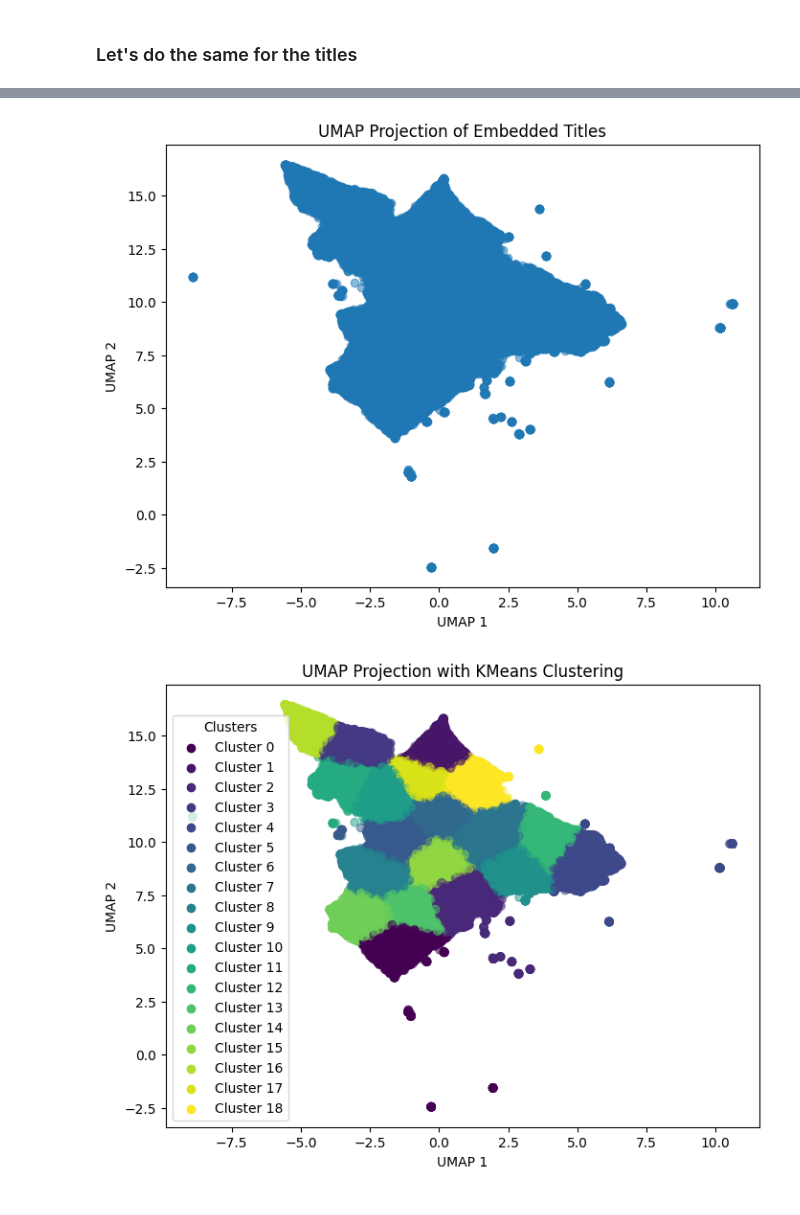
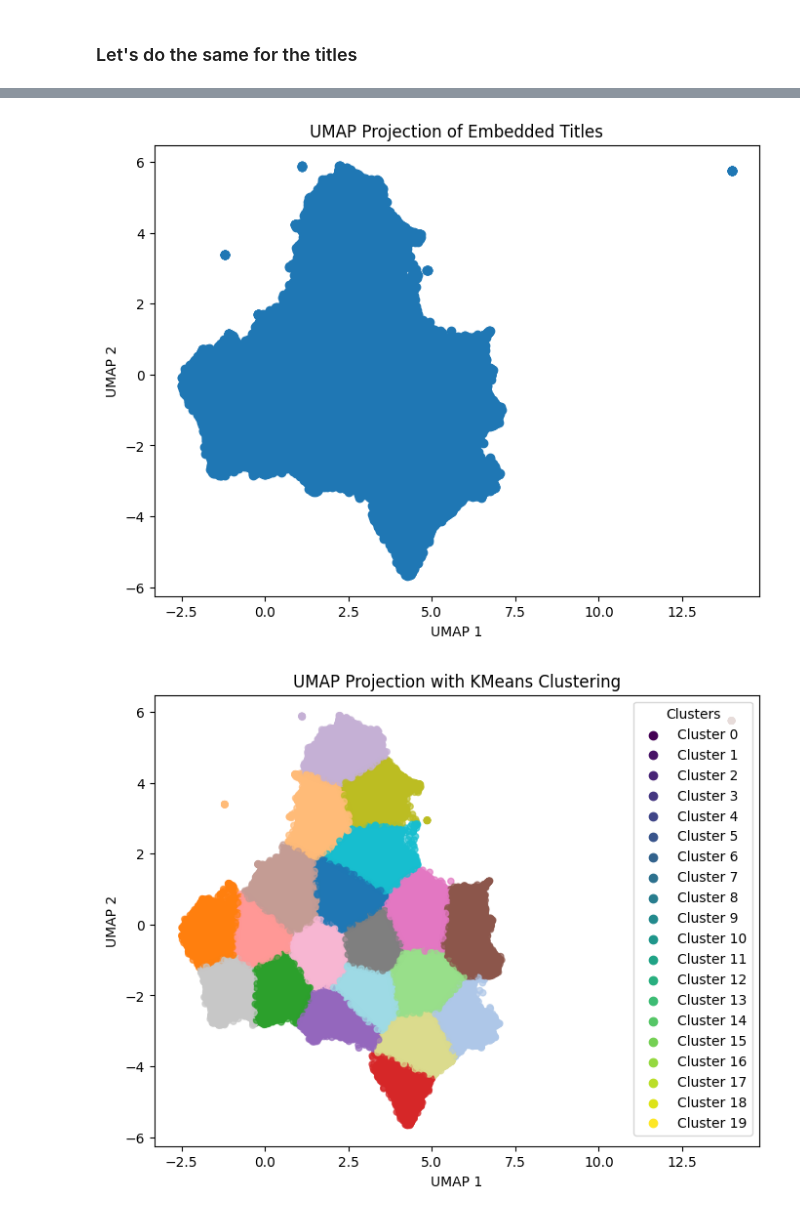
Before and after one commit to issagith/Arxiv-ML, a Jupyter notebook: embedding/embedding_space.ipynb, the cells around one changed output, grey strips where cells are left out. Drawn from its saved outputs; the diff is of its cells as text; code cells hidden in the pictures.

```diff
--- a/embedding/embedding_space.ipynb
+++ b/embedding/embedding_space.ipynb
@@ -322,13 +354,13 @@ for batch, (padded_sequences, labels) in enumerate(dataloader):
 # %%
 # we now use the dataloader to embed the titles using batches (bc the dataset is way too big)
 def embed_all_titles_in_batches():
-    model.eval()
+    model_mlp_cat_title.eval()
     all_emb = []
 
     with torch.no_grad():
         for padded_sequences, _ in dataloader:
             # we use the forward code
-            emb = model.embedding(padded_sequences)  # [total_titles, seq_len, embedding_dim]
+            emb = model_mlp_cat_title.embedding(padded_sequences)  # [total_titles, seq_len, embedding_dim]
             mask = (padded_sequences != 0).unsqueeze(-1).float()
             emb = emb * mask
             sum_emb = emb.sum(dim=1)
@@ -347,7 +379,12 @@ torch.Size([1228329, 300])
 # now that we have our embedded titles, we can reproduce what we did for the words
 
 # let's skip the PCA and directly plot the UMAP
-reducer_titles = umap.UMAP(n_neighbors=15, min_dist=0.1, n_components=2, n_jobs=-1)
+# We randomly sample 300000 titles
+sample_size = 300000
+indices = np.random.choice(emb_titles.shape[0], sample_size, replace=False)
+emb_titles = emb_titles[indices]
+
+reducer_titles = umap.UMAP(n_neighbors=15, min_dist=0.1, n_components=2, n_jobs=4)
 umap_emb_titles = reducer_titles.fit_transform(emb_titles.cpu().numpy())
 # %%
 # as it takes approximatly 45min to perform the UMAP, we save it in a csv file
@@ -358,31 +395,41 @@ umap = pd.read_csv('embedding_umap.csv')
 # %%
 plt.figure(figsize=(8, 6))
-plt.scatter(umap["0"], umap["1"], alpha=0.5)
+plt.scatter(
+    umap_emb_titles[:, 0], umap_emb_titles[:, 1],
+)
 plt.title("UMAP Projection of Embedded Titles")
 plt.xlabel("UMAP 1")
 plt.ylabel("UMAP 2")
 plt.show()
 # %% [output]
-[figure, old version]
+[figure, new version]
 # %%
-n_clusters = 19
+n_clusters = 20
 kmeans_titles = KMeans(n_clusters=n_clusters, random_state=42)
 # %%
-clusters_titles = kmeans_titles.fit_predict(umap)
+clusters_titles = kmeans_titles.fit_predict(umap_emb_titles)
 # %%
 plt.figure(figsize=(8, 6))
-plt.scatter(umap["0"], umap["1"], c=clusters_titles, cmap='viridis', alpha=0.5)
+plt.scatter(
+    umap_emb_titles[:, 0], umap_emb_titles[:, 1],
+    c=clusters_titles,
+    cmap=cmap,
+    vmin=0,
+    vmax=n_clusters-1,
+    s=20,
+    alpha=0.7
+)
 plt.title("UMAP Projection with KMeans Clustering")
 plt.xlabel("UMAP 1")
 plt.ylabel("UMAP 2")
 unique_clusters = np.unique(clusters_titles)
 colors = plt.cm.viridis(np.linspace(0, 1, n_clusters))
 for i, uc in enumerate(unique_clusters):
     plt.scatter([], [], color=colors[i], label=f"Cluster {uc}")
 plt.legend(title="Clusters")
 plt.show()
 # %% [output]
-[figure, old version]
+[figure, new version]
 # %%
 # We can retrieve an embedded title from it's position in umap or emb_titles
 # Indeed, the dataloader is intialized with shuffle = False, so each index in emb_titles corresponds to the index in dataset.data
```
Also changed, not shown: parts of 29 cells of this notebook, 4 other files.
